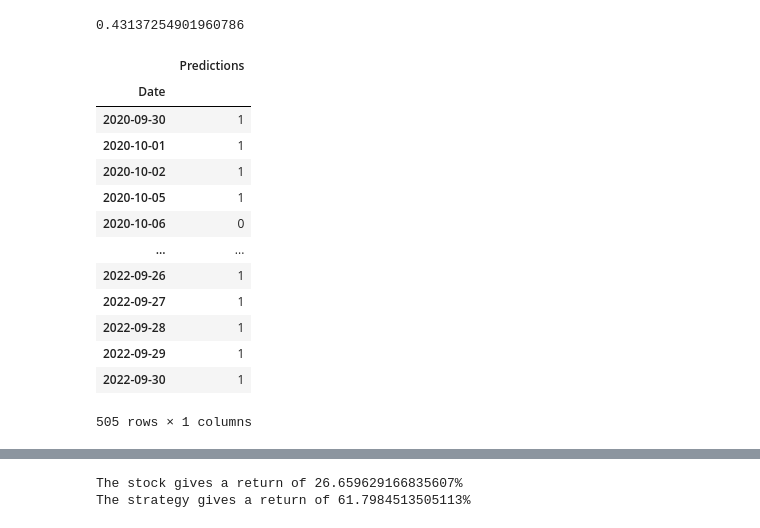
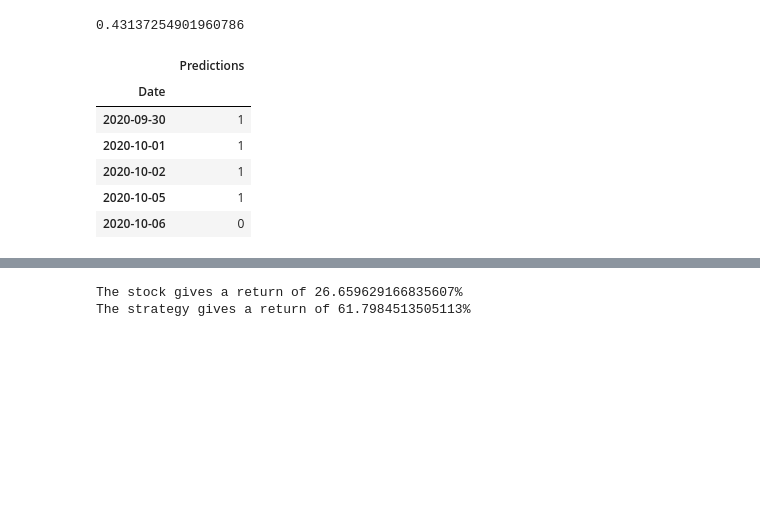
Before and after one commit to Rabbit323/Technical_analysis, a Jupyter notebook: Stock_prediction_SVC.ipynb, the cells around one changed output, grey strips where cells are left out. Saved outputs shown, nothing was run; the diff lists cells and outputs as text; code cells hidden in the pictures; blank space fills up the shorter version.

```diff
--- a/Stock_prediction_SVC.ipynb
+++ b/Stock_prediction_SVC.ipynb
@@ -64,22 +65,15 @@ model.score(X_test[['Open-Close', 'High-Low']], y_test)
 # %%
 #Make and show the models predictions
 data['Predictions'] = model.predict(X[['Open-Close', 'High-Low']])
-data[['Predictions']]
+data[['Predictions']].head()
 # %% [output]
 |  | Predictions |
 | Date |  |
 | 2020-09-30 | 1 |
 | 2020-10-01 | 1 |
 | 2020-10-02 | 1 |
 | 2020-10-05 | 1 |
 | 2020-10-06 | 0 |
-| ... | ... |
-| 2022-09-26 | 1 |
-| 2022-09-27 | 1 |
-| 2022-09-28 | 1 |
-| 2022-09-29 | 1 |
-| 2022-09-30 | 1 |
-505 rows × 1 columns
 # %%
 #Calculate the daily returns
 data['Return'] = data['Close'].pct_change(1)
```
Also changed, not shown: parts of 5 cells of this notebook.
